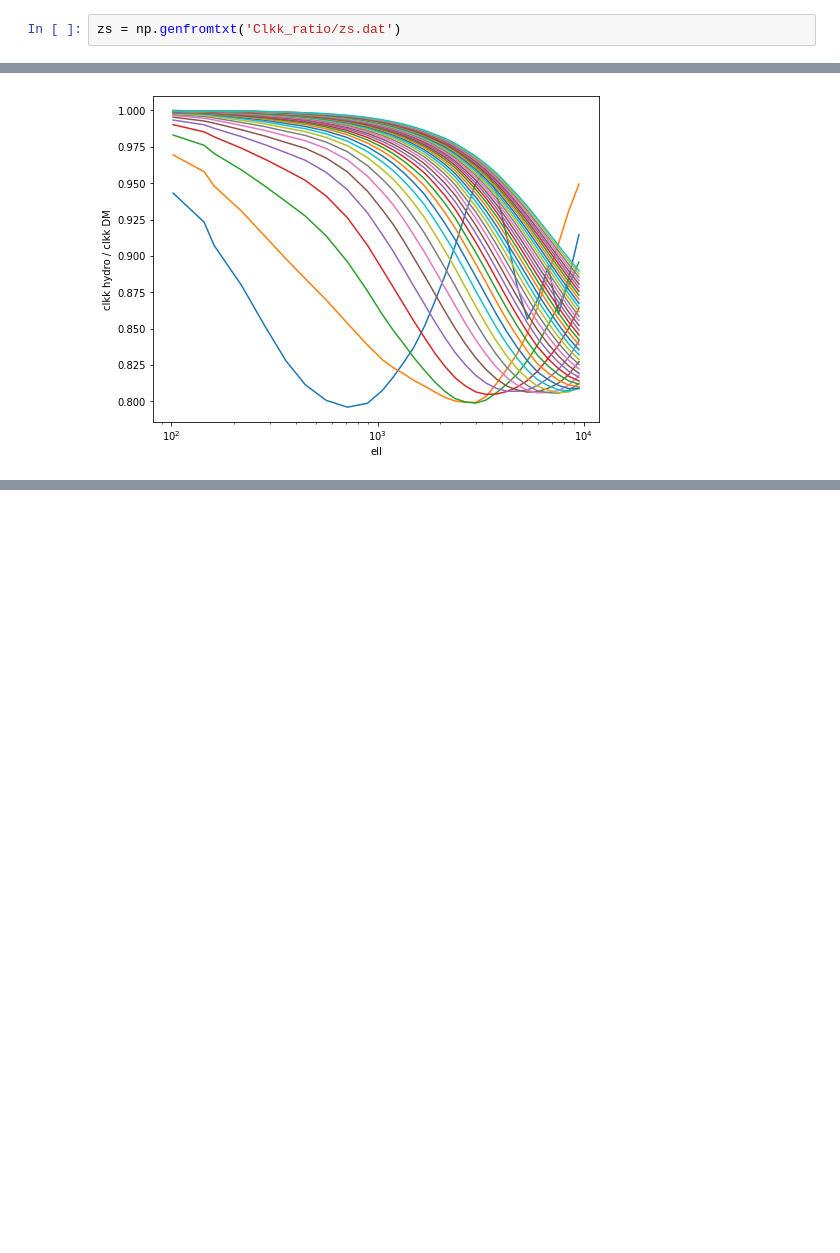
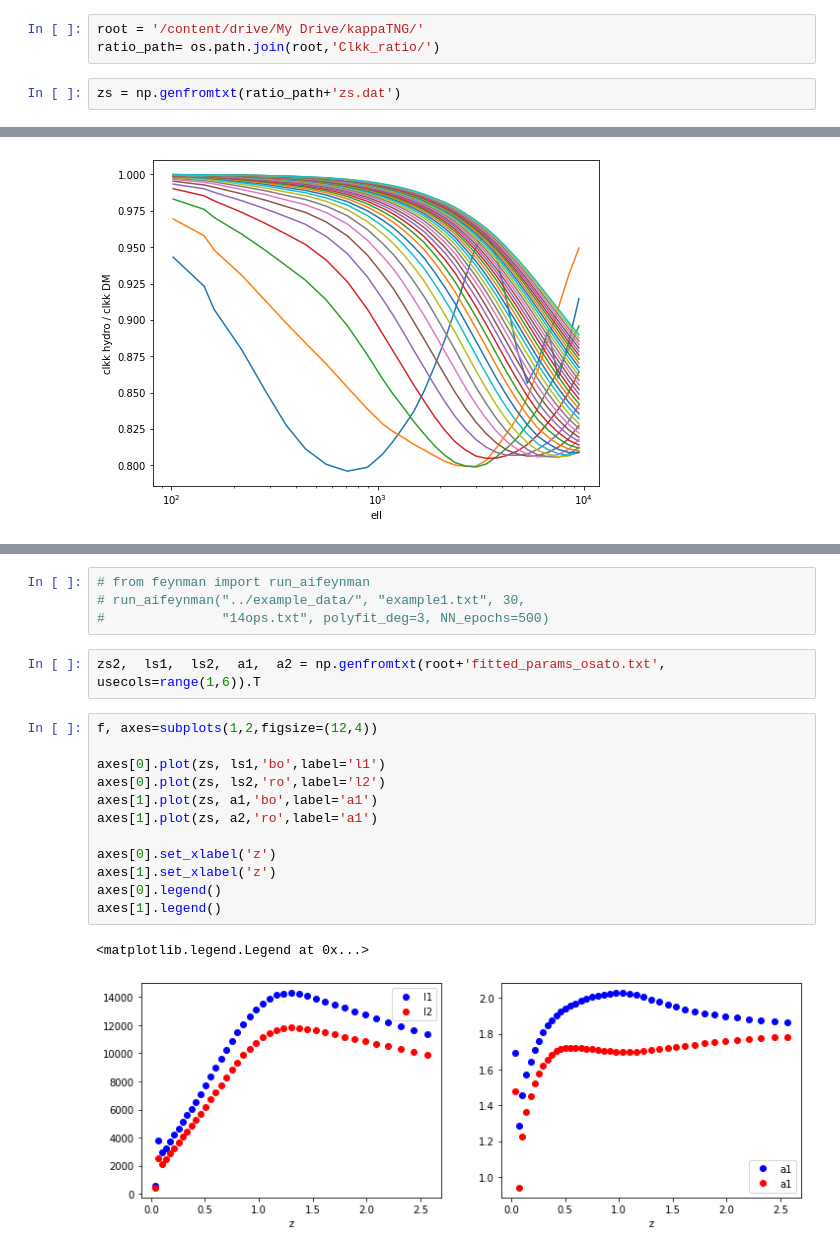
Before and after one commit to liuxx479/kappaTNG, a Jupyter notebook: Clkk_fitting_formula.ipynb, the cells around one changed output, grey strips where cells are left out. Cells and saved outputs as stored; diff of their text form; blank space fills up the shorter version.

```diff
--- a/Clkk_fitting_formula.ipynb
+++ b/Clkk_fitting_formula.ipynb
@@ -5,5 +17,8 @@ from pylab import *
+# %%
+root = '/content/drive/My Drive/kappaTNG/'
+ratio_path= os.path.join(root,'Clkk_ratio/')
 # %%
-zs = np.genfromtxt('Clkk_ratio/zs.dat')
+zs = np.genfromtxt(ratio_path+'zs.dat')
 # %%
 zs
 # %% [output]
@@ -67,0 +74,21 @@ UsageError: %%writefile is a cell magic, but the cell body is empty.
+# %%
+# from feynman import run_aifeynman
+# run_aifeynman("../example_data/", "example1.txt", 30,
+#               "14ops.txt", polyfit_deg=3, NN_epochs=500)
+# %%
+zs2,  ls1,  ls2,  a1,  a2 = np.genfromtxt(root+'fitted_params_osato.txt', usecols=range(1,6)).T
+# %%
+f, axes=subplots(1,2,figsize=(12,4))
+
+axes[0].plot(zs, ls1,'bo',label='l1')
+axes[0].plot(zs, ls2,'ro',label='l2')
+axes[1].plot(zs, a1,'bo',label='a1')
+axes[1].plot(zs, a2,'ro',label='a1')
+
+axes[0].set_xlabel('z')
+axes[1].set_xlabel('z')
+axes[0].legend()
+axes[1].legend()
+# %% [output]
+<matplotlib.legend.Legend at 0x...>
+[figure, added]
```
Also changed, not shown: parts of 7 cells of this notebook.
